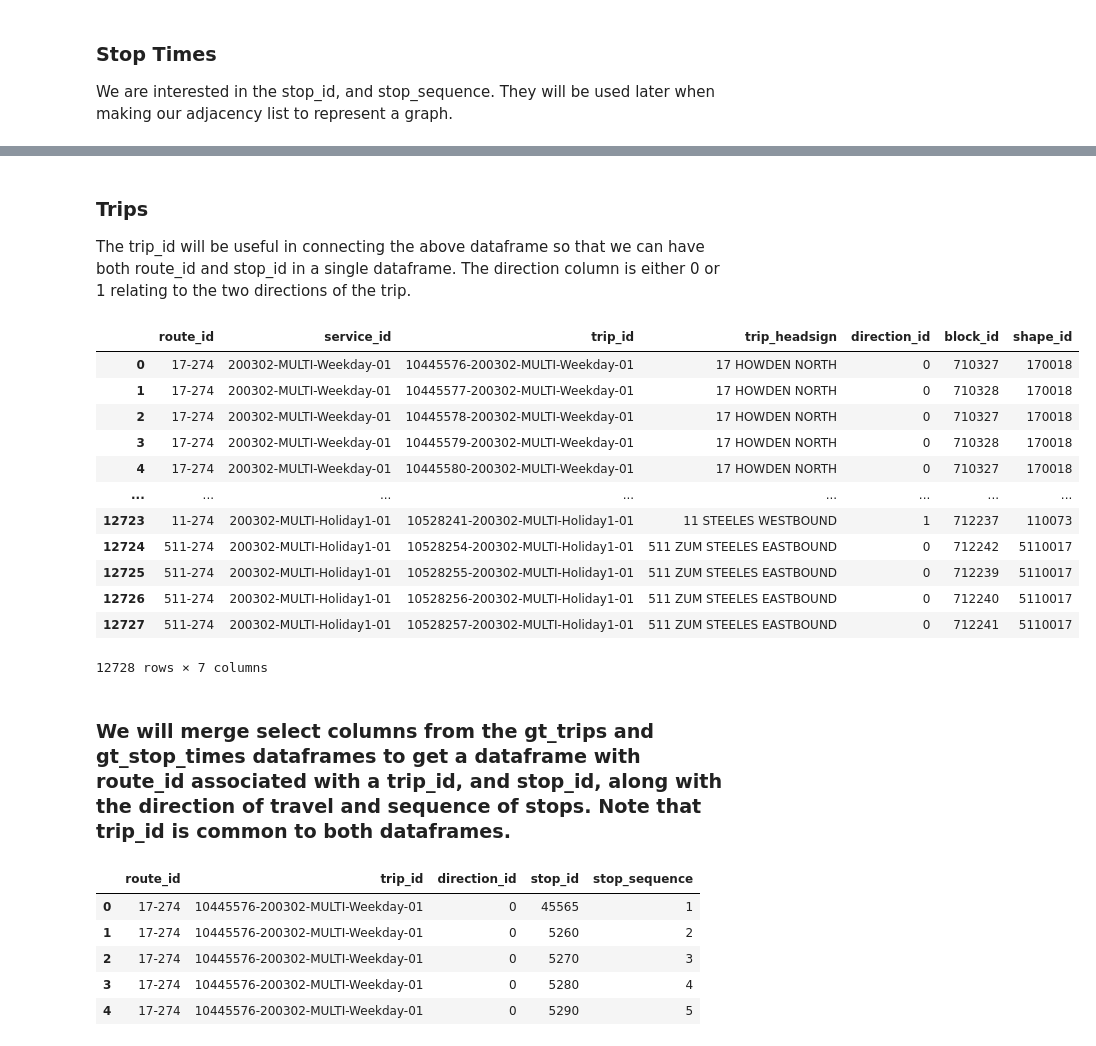
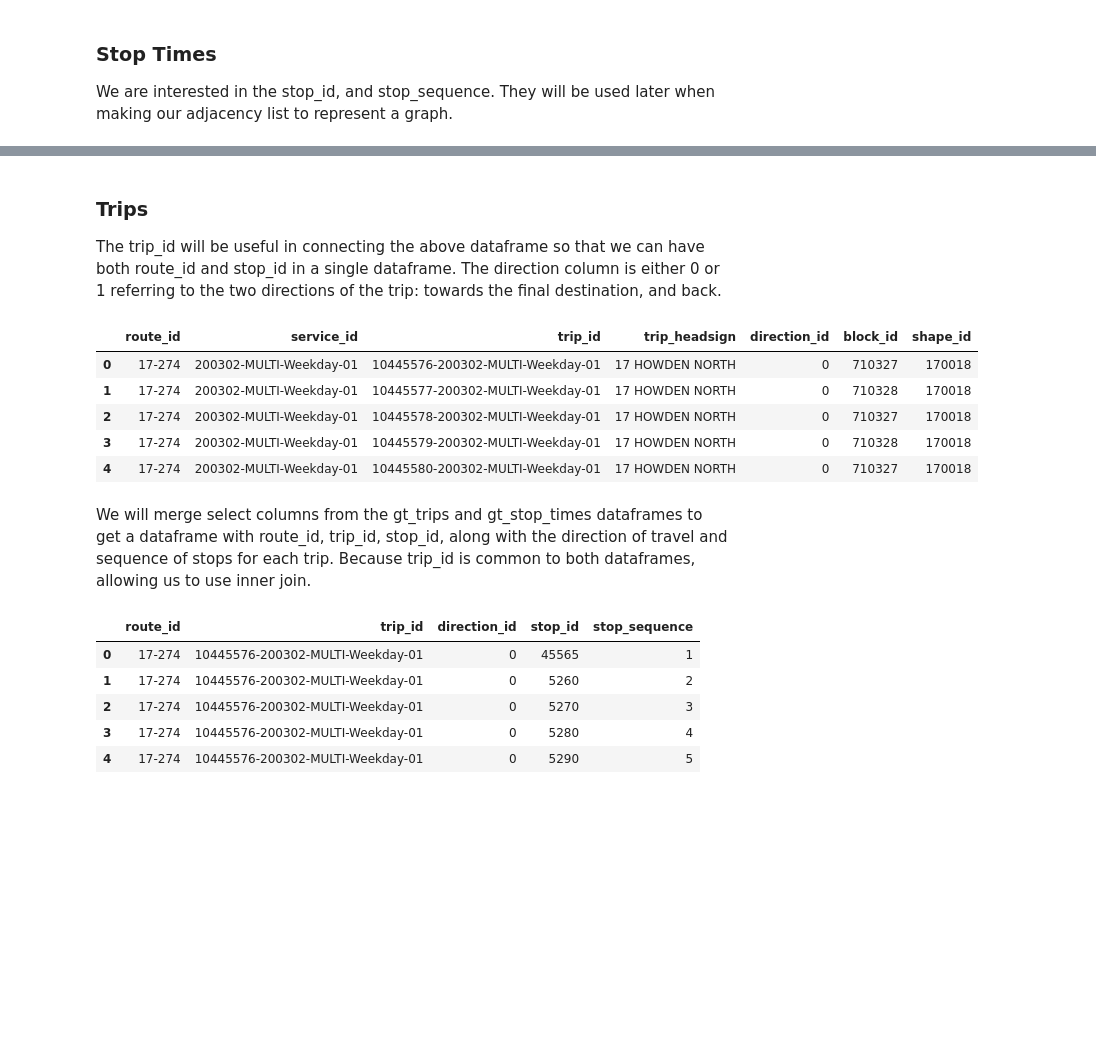
Before and after one commit to B33Boy/Traffic_Exploration, a Jupyter notebook: Bus Trip Planner.ipynb, the cells around one changed output, grey strips where cells are left out. Drawn from its saved outputs; the diff is of its cells as text; code cells hidden in the pictures; blank space fills up the shorter version.

```diff
--- a/Bus Trip Planner.ipynb
+++ b/Bus Trip Planner.ipynb
@@ -89,26 +82,19 @@ gt_stop_times
 # %% [markdown]
 ### Trips
-The trip_id will be useful in connecting the above dataframe so that we can have both route_id and stop_id in a single dataframe. The direction column is either 0 or 1 relating to the two directions of the trip.
+The trip_id will be useful in connecting the above dataframe so that we can have both route_id and stop_id in a single dataframe. The direction column is either 0 or 1 referring to the two directions of the trip: towards the final destination, and back.
 # %%
 gt_trips = pd.read_csv('google_transit/trips.txt', sep=",")
 gt_trips = gt_trips.drop(['wheelchair_accessible', 'bikes_allowed'], axis=1)
-gt_trips
+gt_trips.head()
 # %% [output]
 |  | route_id | service_id | trip_id | trip_headsign | direction_id | block_id | shape_id |
 | 0 | 17-274 | 200302-MULTI-Weekday-01 | 10445576-200302-MULTI-Weekday-01 | 17 HOWDEN NORTH | 0 | 710327 | 170018 |
 | 1 | 17-274 | 200302-MULTI-Weekday-01 | 10445577-200302-MULTI-Weekday-01 | 17 HOWDEN NORTH | 0 | 710328 | 170018 |
 | 2 | 17-274 | 200302-MULTI-Weekday-01 | 10445578-200302-MULTI-Weekday-01 | 17 HOWDEN NORTH | 0 | 710327 | 170018 |
 | 3 | 17-274 | 200302-MULTI-Weekday-01 | 10445579-200302-MULTI-Weekday-01 | 17 HOWDEN NORTH | 0 | 710328 | 170018 |
 | 4 | 17-274 | 200302-MULTI-Weekday-01 | 10445580-200302-MULTI-Weekday-01 | 17 HOWDEN NORTH | 0 | 710327 | 170018 |
-| ... | ... | ... | ... | ... | ... | ... | ... |
-| 12723 | 11-274 | 200302-MULTI-Holiday1-01 | 10528241-200302-MULTI-Holiday1-01 | 11 STEELES WESTBOUND | 1 | 712237 | 110073 |
-| 12724 | 511-274 | 200302-MULTI-Holiday1-01 | 10528254-200302-MULTI-Holiday1-01 | 511 ZUM STEELES EASTBOUND | 0 | 712242 | 5110017 |
-| 12725 | 511-274 | 200302-MULTI-Holiday1-01 | 10528255-200302-MULTI-Holiday1-01 | 511 ZUM STEELES EASTBOUND | 0 | 712239 | 5110017 |
-| 12726 | 511-274 | 200302-MULTI-Holiday1-01 | 10528256-200302-MULTI-Holiday1-01 | 511 ZUM STEELES EASTBOUND | 0 | 712240 | 5110017 |
-| 12727 | 511-274 | 200302-MULTI-Holiday1-01 | 10528257-200302-MULTI-Holiday1-01 | 511 ZUM STEELES EASTBOUND | 0 | 712241 | 5110017 |
-12728 rows × 7 columns
 # %% [markdown]
-### We will merge select columns from the gt_trips and gt_stop_times dataframes to get a dataframe with route_id associated with a trip_id, and stop_id, along with the direction of travel and sequence of stops. Note that trip_id is common to both dataframes.
+We will merge select columns from the gt_trips and gt_stop_times dataframes to get a dataframe with route_id, trip_id, stop_id, along with the direction of travel and sequence of stops for each trip. Because trip_id is common to both dataframes, allowing us to use inner join.
 # %%
 routes_master = pd.merge(gt_trips[['route_id', 'trip_id', 'direction_id']], gt_stop_times[['trip_id', 'stop_id', 'stop_sequence']], how='inner')
 routes_master.head()
```
Also changed, not shown: parts of 23 cells of this notebook.
